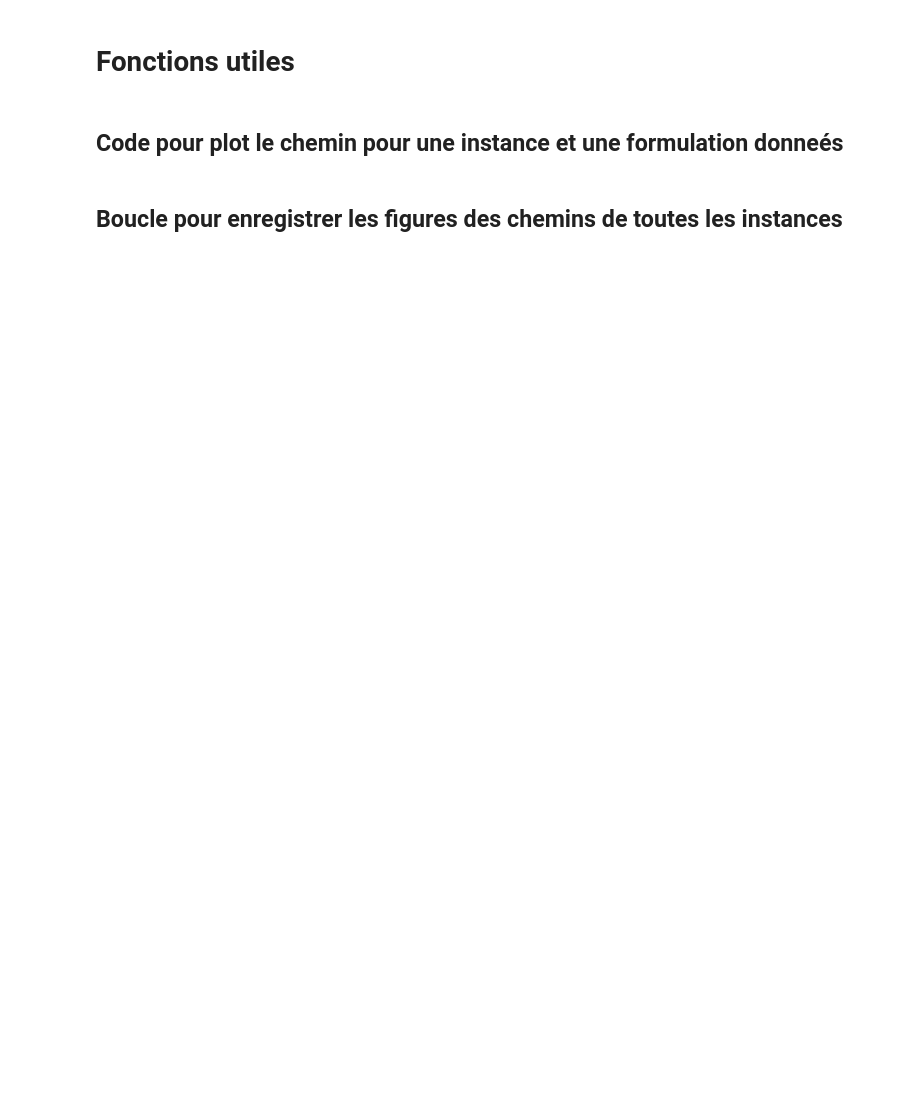
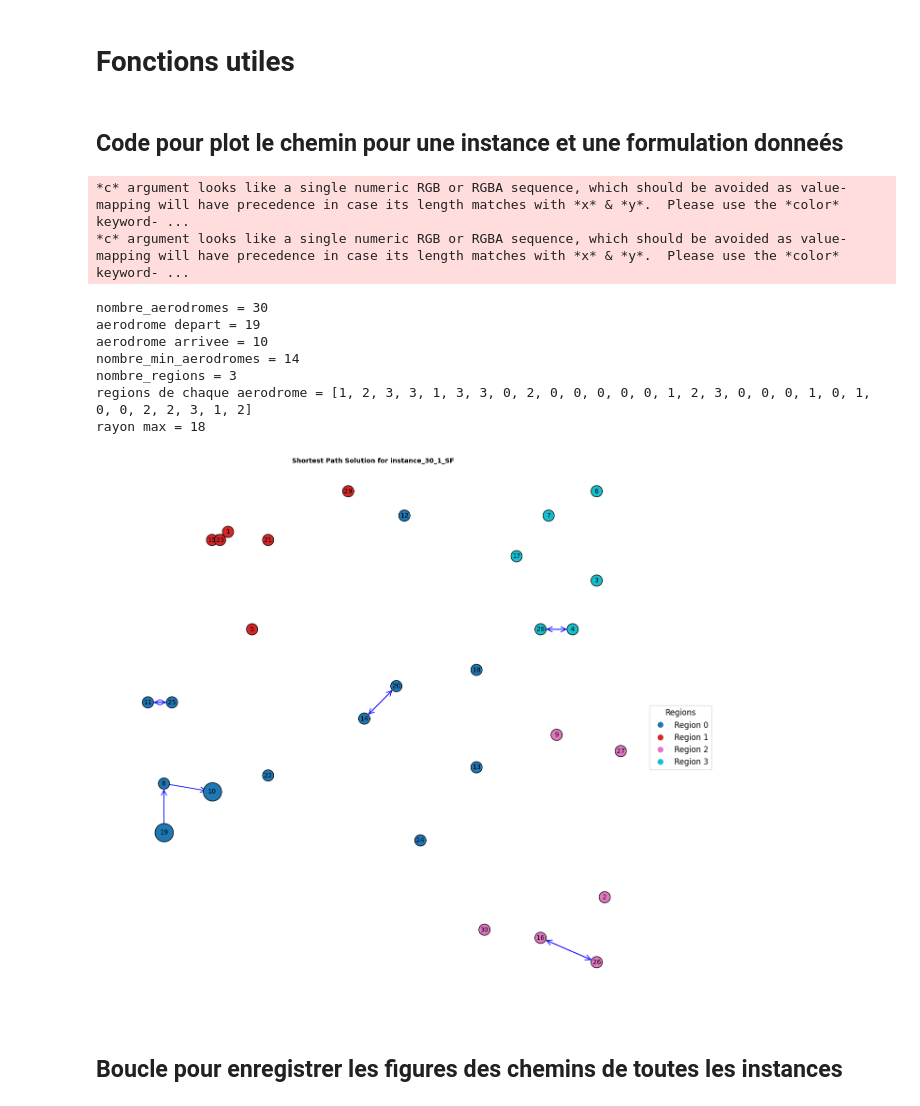
Before and after one commit to AhmedYassi02/Projet_TSP, a Jupyter notebook: plots.ipynb, the cells around one changed output. Cells and saved outputs as stored; diff of their text form; code cells hidden in the pictures; blank space fills up the shorter version.

Commit message:
Notebook pour plot les solutions

```diff
--- a/plots.ipynb
+++ b/plots.ipynb
@@ -43,27 +39,22 @@ def read_instance(filepath):
 # %%
-def graph(paths):
+def graph(paths, coordonnes, regions_aerodromes, depart, arrivee):
     fig = go.Figure()
 
     fig.add_trace(go.Scatter(x=coordonnes[:, 0], y=coordonnes[:, 1], mode='markers', marker=dict(
         color=regions_aerodromes,
         colorscale='Viridis',
         size=10
-    )))
+        )))
 
-    # add a text above departure and arrival aerodromes
     fig.add_trace(go.Scatter(x=[coordonnes[depart-1][0]], y=[coordonnes[depart-1][1]], mode='text', text=['Departure'],
                              textposition='top center', textfont=dict(size=12, color='black')))
 
     fig.add_trace(go.Scatter(x=[coordonnes[arrivee-1][0]], y=[coordonnes[arrivee-1][1]], mode='text', text=['Arrival'],
                              textposition='top center', textfont=dict(size=12, color='black')))
-    # add number to each aerodrome
 
     for i in range(len(coordonnes)):
-
         fig.add_trace(go.Scatter(x=[coordonnes[i][0]], y=[coordonnes[i][1]], mode='text', text=[str(i+1)],
                                  textposition='top center', textfont=dict(size=12, color='black')))
-
-    # add a line between each aerodrome where the path == 1
 
     for i in range(len(paths)):
         for j in range(len(paths[i])):
@@ -71,8 +62,6 @@ def graph(paths):
                 fig.add_trace(go.Scatter(x=[coordonnes[i, 0], coordonnes[j, 0]], y=[
                     coordonnes[i, 1], coordonnes[j, 1]], mode='lines', line=dict(color='black')))
 
-    # squared fig size to have a square grid
-
     fig.update_layout(width=800, height=800)
 
     fig.show()
@@ -155,31 +138,42 @@ def plot_solution_graph(nombre_aerodromes, depart, arrivee, coordonnees, regions
 ## Code pour plot le chemin pour une instance et une formulation donneés
 # %%
 methode = 'SF'
-instance = f"instance_70_1"
+instance = f"instance_30_1"
 
 instance_path = f"Instances/{instance}.txt"
 nombres_aerodromes, depart, arrivee, nombre_min_aerodromes, nombre_regions, regions_aerodromes, rayon_max, coordonnes = read_instance(instance_path)
 print("nombre_aerodromes =", nombres_aerodromes)
 print("aerodrome depart =", depart)
 print("aerodrome arrivee =", arrivee)
 print("nombre_min_aerodromes =", nombre_min_aerodromes)
 print("nombre_regions =", nombre_regions)
 print("regions de chaque aerodrome =", regions_aerodromes)
 print("rayon max =", rayon_max)
 
 solution_path = f"Instances\Solutions\solution_{instance}_{methode}.txt"
 with open(solution_path, 'r') as f:
     paths = f.readline()
 
 paths = paths.split(';')
 paths = [path.split() for path in paths]
 paths = np.array(paths, dtype=float)
 paths = np.abs(paths)
 
 
-# graph(paths)
+# graph(paths, coordonnes, regions_aerodromes, depart, arrivee)
 plot_solution_graph(nombres_aerodromes, depart, arrivee,
-                    coordonnes, regions_aerodromes, paths, instance=instance)
+                    coordonnes, regions_aerodromes, paths, instance=instance + f"_{methode}")
+# %% [output]
+*c* argument looks like a single numeric RGB or RGBA sequence, which should be avoided as value-mapping will have precedence in case its length matches with *x* & *y*.  Please use the *color* keyword- ...
+*c* argument looks like a single numeric RGB or RGBA sequence, which should be avoided as value-mapping will have precedence in case its length matches with *x* & *y*.  Please use the *color* keyword- ...
+nombre_aerodromes = 30
+aerodrome depart = 19
+aerodrome arrivee = 10
+nombre_min_aerodromes = 14
+nombre_regions = 3
+regions de chaque aerodrome = [1, 2, 3, 3, 1, 3, 3, 0, 2, 0, 0, 0, 0, 0, 1, 2, 3, 0, 0, 0, 1, 0, 1, 0, 0, 2, 2, 3, 1, 2]
+rayon max = 18
+[figure, added]
 # %% [markdown]
 ## Boucle pour enregistrer les figures des chemins de toutes les instances
 # %%
```
Also changed, not shown: parts of 5 cells of this notebook.
